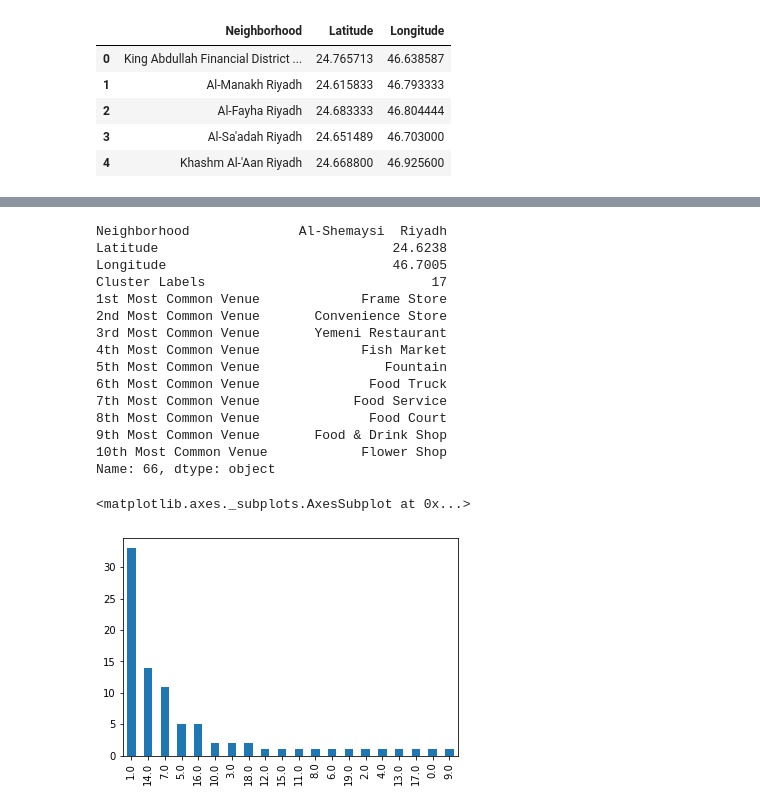
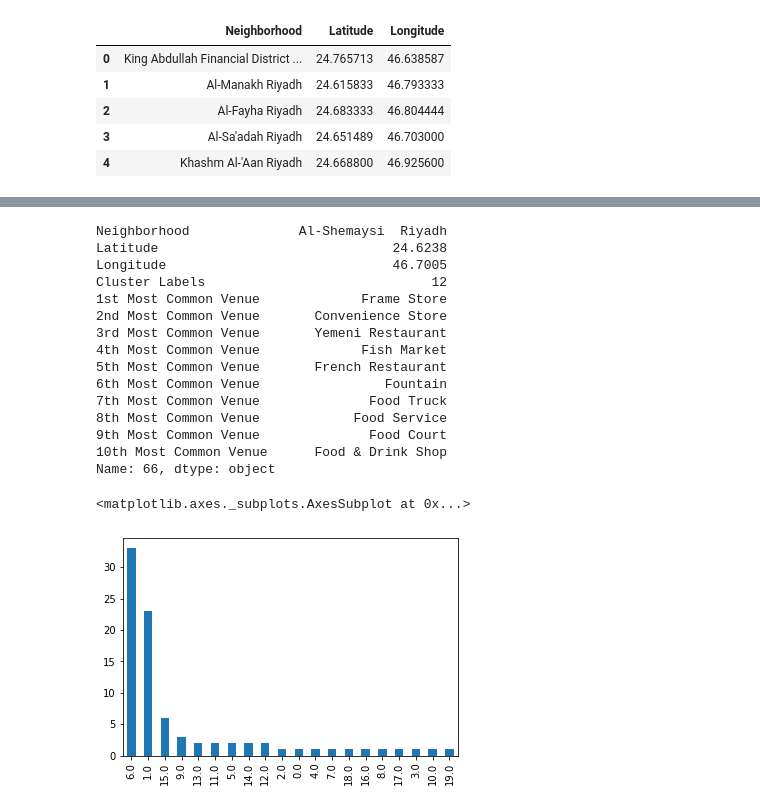
Before and after one commit to saadmehboob/github-example, a Jupyter notebook: capstone project IBM/Riyadh clustering.ipynb, the cells around one changed output, grey strips where cells are left out. Saved outputs shown, nothing was run; the diff lists cells and outputs as text; code cells hidden in the pictures.

```diff
--- a/capstone project IBM/Riyadh clustering.ipynb
+++ b/capstone project IBM/Riyadh clustering.ipynb
@@ -179,5 +179,5 @@ toronto_onehot.shape
 # %%
 
-toronto_grouped = toronto_onehot.groupby('Neighborhood').mean().reset_index()
-toronto_grouped
+riyadh_grouped = riyadh_onehot.groupby('Neighborhood').mean().reset_index()
+riyadh_grouped
 # %% [output]
@@ -245,10 +245,10 @@ for ind in np.arange(num_top_venues):
         columns.append('{}th Most Common Venue'.format(ind+1))
 
 neighborhoods_venues_sorted = pd.DataFrame(columns=columns)
-neighborhoods_venues_sorted['Neighborhood'] = toronto_grouped['Neighborhood']
+neighborhoods_venues_sorted['Neighborhood'] = riyadh_grouped['Neighborhood']
 
-for ind in np.arange(toronto_grouped.shape[0]):
-    neighborhoods_venues_sorted.iloc[ind, 1:] = return_most_common_venues(toronto_grouped.iloc[ind, :], num_top_venues)
+for ind in np.arange(riyadh_grouped.shape[0]):
+    neighborhoods_venues_sorted.iloc[ind, 1:] = return_most_common_venues(riyadh_grouped.iloc[ind, :], num_top_venues)
 
 neighborhoods_venues_sorted.shape
 # %% [output]
@@ -262,8 +262,8 @@ km = KMeans(n_clusters=3, init='k-means++', max_iter=100, n_init=1 ,
   verbose=True)
 # %%
 kclusters = 20
-toronto_grouped_clustering = toronto_grouped.drop('Neighborhood', 1)
-kmeans = KMeans(n_clusters=kclusters, random_state=1).fit(toronto_grouped_clustering)
+riyadh_grouped_clustering = riyadh_grouped.drop('Neighborhood', 1)
+kmeans = KMeans(n_clusters=kclusters, random_state=1).fit(riyadh_grouped_clustering)
 print(kmeans.labels_[0:10])
 print(len(kmeans.labels_))
 # %% [output]
@@ -280,9 +280,9 @@ df.head()
 | 4 | Khashm Al-'Aan Riyadh | 24.668800 | 46.925600 |
 # %%
 neighborhoods_venues_sorted.insert(0, 'Cluster Labels', kmeans.labels_)
-toronto_merged = df
-toronto_merged = toronto_merged.join(neighborhoods_venues_sorted.set_index('Neighborhood'), on='Neighborhood').dropna(axis=0)
+riyadh_merged = df
+riyadh_merged = riyadh_merged.join(neighborhoods_venues_sorted.set_index('Neighborhood'), on='Neighborhood').dropna(axis=0)
 
-toronto_merged.head()
+riyadh_merged.head()
 # %% [output]
 |  | Neighborhood | Latitude | Longitude | Cluster Labels | 1st Most Common Venue | 2nd Most Common Venue | ... |
@@ -307,26 +307,26 @@ map_clusters
 # %% [output]
 [interactive output not drawn]
 # %%
-toronto_merged.loc[66]
+riyadh_merged.loc[66]
 # %% [output]
 Neighborhood              Al-Shemaysi  Riyadh
 Latitude                              24.6238
 Longitude                             46.7005
-Cluster Labels                             17
+Cluster Labels                             12
 1st Most Common Venue             Frame Store
 2nd Most Common Venue       Convenience Store
 3rd Most Common Venue       Yemeni Restaurant
 4th Most Common Venue             Fish Market
-5th Most Common Venue                Fountain
-6th Most Common Venue              Food Truck
-7th Most Common Venue            Food Service
-8th Most Common Venue              Food Court
-9th Most Common Venue       Food & Drink Shop
-10th Most Common Venue            Flower Shop
+5th Most Common Venue       French Restaurant
+6th Most Common Venue                Fountain
+7th Most Common Venue              Food Truck
+8th Most Common Venue            Food Service
+9th Most Common Venue              Food Court
+10th Most Common Venue      Food & Drink Shop
 Name: 66, dtype: object
 # %%
-toronto_merged['Cluster Labels'].value_counts().plot(kind='bar')
+riyadh_merged['Cluster Labels'].value_counts().plot(kind='bar')
 # %% [output]
 <matplotlib.axes._subplots.AxesSubplot at 0x...>
-[figure, old version]
+[figure, new version]
 # %%
```
Also changed, not shown: parts of 23 cells of this notebook, 8 other files.
